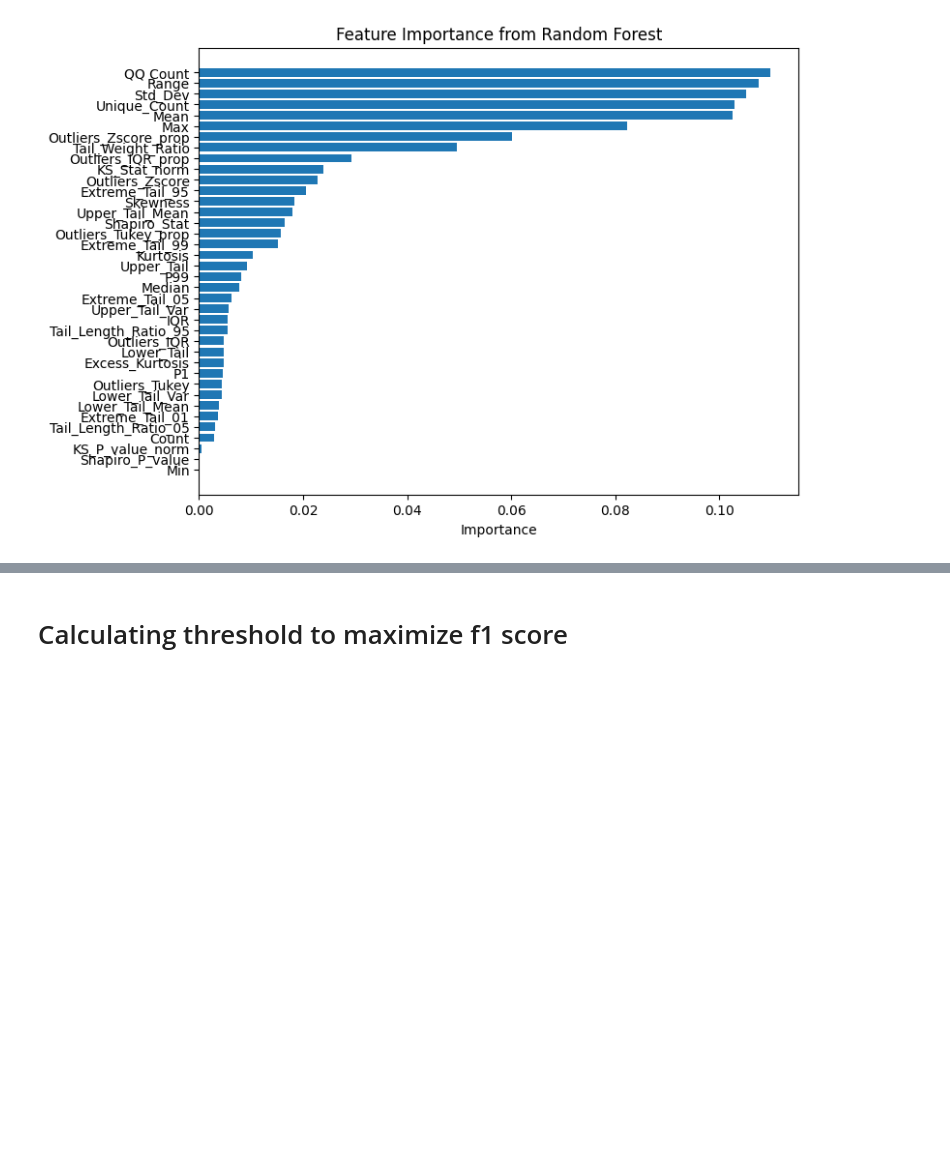
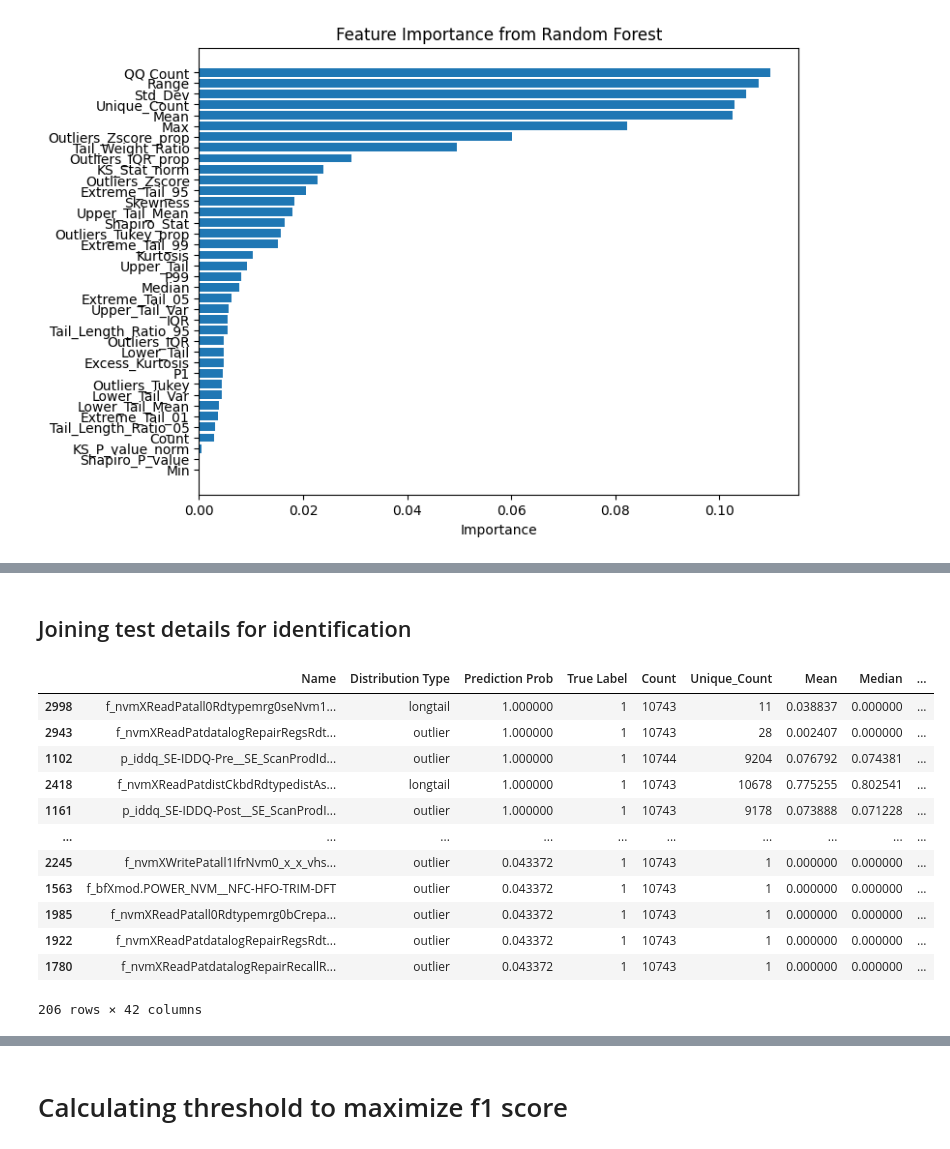
Before and after one commit to chan-cee/wafers, a Jupyter notebook: Luna/Modelling/Luna Modelling.ipynb, the cells around one changed output, grey strips where cells are left out. Drawn from its saved outputs; the diff is of its cells as text; code cells hidden in the pictures; blank space fills up the shorter version.

```diff
--- a/Luna/Modelling/Luna Modelling.ipynb
+++ b/Luna/Modelling/Luna Modelling.ipynb
@@ -148,0 +172,27 @@ plt.show()
+# %% [markdown]
+## Joining test details for identification
+# %%
+columns = positive_sorted.columns.tolist()
+new_order = columns[-2:] + columns[:-2]
+positive_sorted = positive_sorted[new_order]
+
+details_df = luna_full_filled[['Name', 'Distribution Type']]
+
+positive_merged = details_df.join(positive_sorted, how='inner')  # join on the row index
+positive_sorted_df = positive_merged.reindex(positive_sorted.index)
+#positive_sorted_merged = pd.merge(details_df, positive_sorted, left_index=True, right_index=True, how='inner')
+positive_sorted_df
+# %% [output]
+|  | Name | Distribution Type | Prediction Prob | True Label | Count | Unique_Count | Mean | Median | ... |
+| 2998 | f_nvmXReadPatall0Rdtypemrg0seNvm1... | longtail | 1.000000 | 1 | 10743 | 11 | 0.038837 | 0.000000 | ... |
+| 2943 | f_nvmXReadPatdatalogRepairRegsRdt... | outlier | 1.000000 | 1 | 10743 | 28 | 0.002407 | 0.000000 | ... |
+| 1102 | p_iddq_SE-IDDQ-Pre__SE_ScanProdId... | outlier | 1.000000 | 1 | 10744 | 9204 | 0.076792 | 0.074381 | ... |
+| 2418 | f_nvmXReadPatdistCkbdRdtypedistAs... | longtail | 1.000000 | 1 | 10743 | 10678 | 0.775255 | 0.802541 | ... |
+| 1161 | p_iddq_SE-IDDQ-Post__SE_ScanProdI... | outlier | 1.000000 | 1 | 10743 | 9178 | 0.073888 | 0.071228 | ... |
+| ... | ... | ... | ... | ... | ... | ... | ... | ... | ... |
+| 2245 | f_nvmXWritePatall1IfrNvm0_x_x_vhs... | outlier | 0.043372 | 1 | 10743 | 1 | 0.000000 | 0.000000 | ... |
+| 1563 | f_bfXmod.POWER_NVM__NFC-HFO-TRIM-DFT | outlier | 0.043372 | 1 | 10743 | 1 | 0.000000 | 0.000000 | ... |
+| 1985 | f_nvmXReadPatall0Rdtypemrg0bCrepa... | outlier | 0.043372 | 1 | 10743 | 1 | 0.000000 | 0.000000 | ... |
+| 1922 | f_nvmXReadPatdatalogRepairRegsRdt... | outlier | 0.043372 | 1 | 10743 | 1 | 0.000000 | 0.000000 | ... |
+| 1780 | f_nvmXReadPatdatalogRepairRecallR... | outlier | 0.043372 | 1 | 10743 | 1 | 0.000000 | 0.000000 | ... |
+206 rows × 42 columns
```
Also changed, not shown: parts of 5 cells of this notebook, 1 other file.
